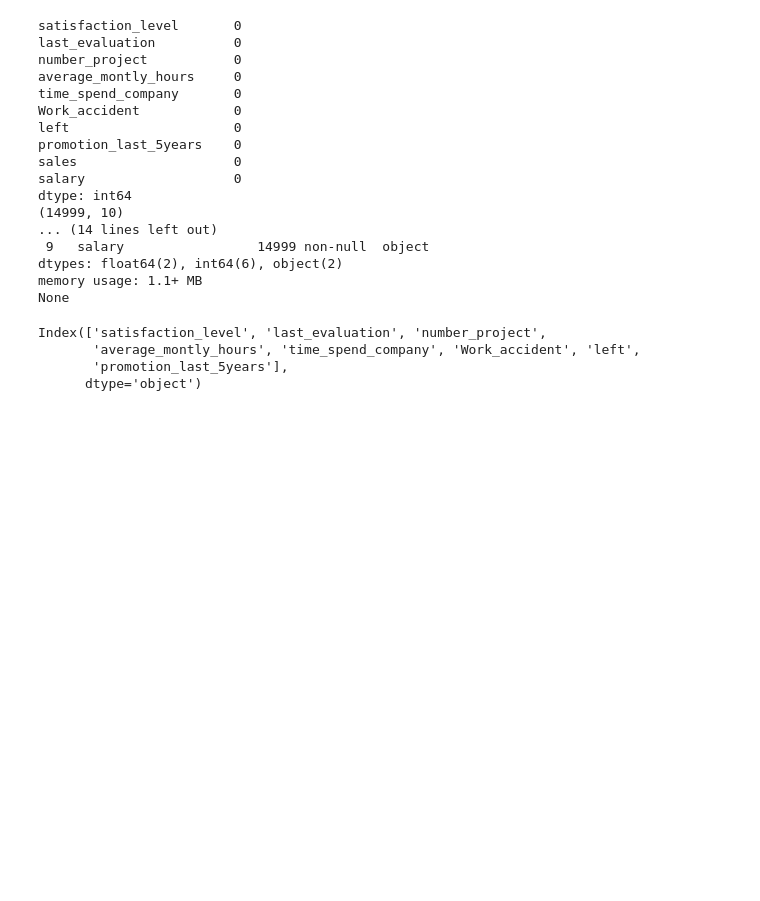
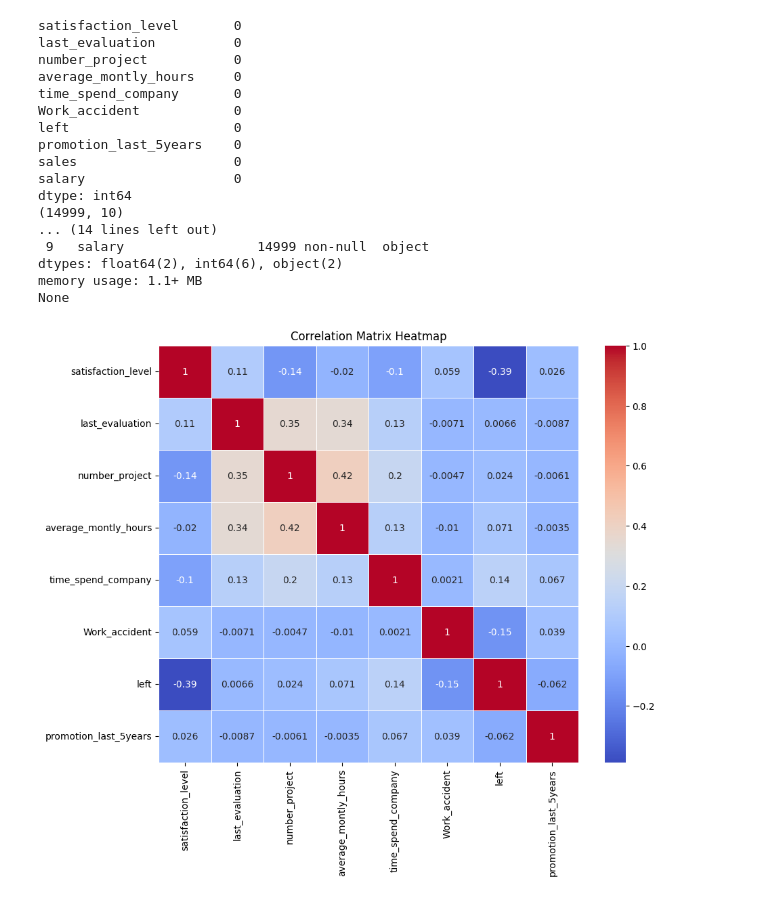
Before and after one commit to srinipar/AILabs, a Jupyter notebook: AIMLIIT/Projects/ML_Employee Turnover Analytics/Employee_TurnoverAnalysis.ipynb, the cells around one changed output. Cells and saved outputs as stored; diff of their text form; code cells hidden in the pictures; blank space fills up the shorter version.

```diff
--- a/AIMLIIT/Projects/ML_Employee Turnover Analytics/Employee_TurnoverAnalysis.ipynb
+++ b/AIMLIIT/Projects/ML_Employee Turnover Analytics/Employee_TurnoverAnalysis.ipynb
@@ -54,18 +54,15 @@ None
 # %%
 #2.1.	Draw a heatmap of the correlation matrix between all numerical features or columns in the data.
 num_vars = data.select_dtypes(include=['int64', 'float64']).columns
 num_vars
 
 #create the correlation matrix
-corr_matrix = num_vars.corr()
+corr_matrix = data[num_vars].corr()
 
 #plot the heatmap
 plt.figure(figsize=(10, 8))
 sns.heatmap(corr_matrix, annot=True, cmap='coolwarm', linewidths=0.5)
 plt.title('Correlation Matrix Heatmap')
 plt.show()
 # %% [output]
-Index(['satisfaction_level', 'last_evaluation', 'number_project',
-       'average_montly_hours', 'time_spend_company', 'Work_accident', 'left',
-       'promotion_last_5years'],
-      dtype='object')
+[figure, added]
```
Also changed, not shown: parts of 1 cell of this notebook.
